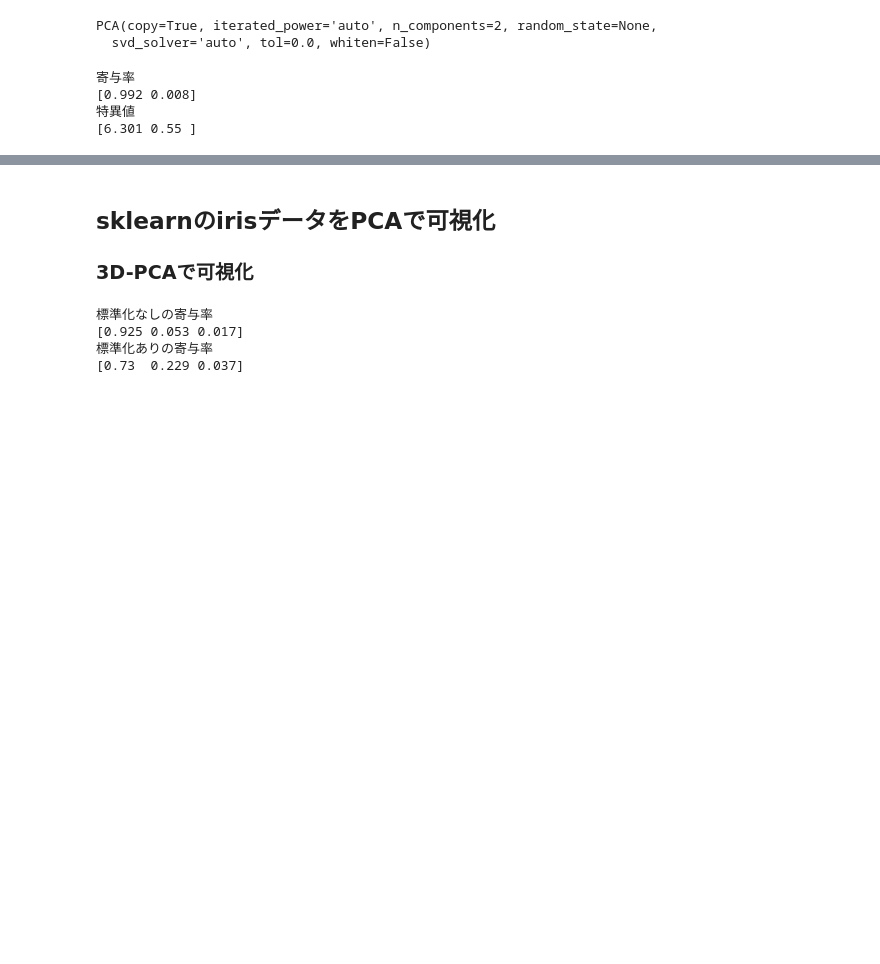
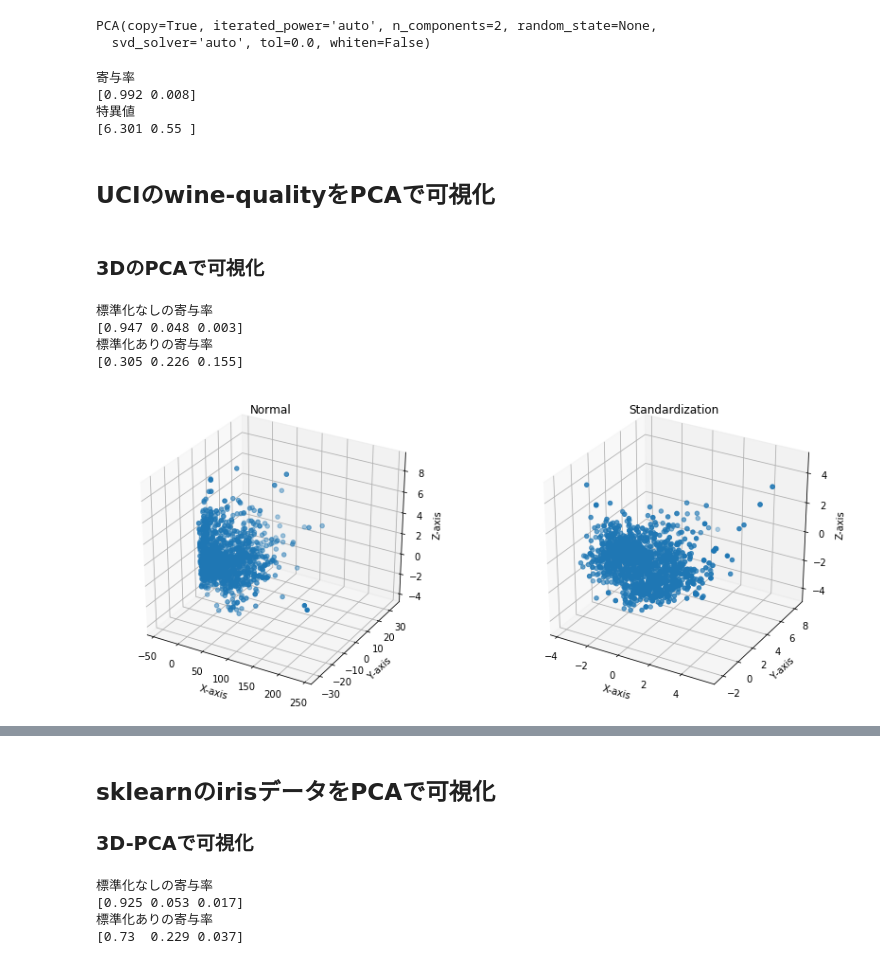
Before and after one commit to furukawa-laboratory/workout_report_2019, a Jupyter notebook: trainee/tsuno/preprocessing/data_processing.ipynb, the cells around one changed output, grey strips where cells are left out. Cells and saved outputs as stored; diff of their text form; code cells hidden in the pictures; blank space fills up the shorter version.

Commit message:
wine-qualityのPCAを追加

```diff
--- a/trainee/tsuno/preprocessing/data_processing.ipynb
+++ b/trainee/tsuno/preprocessing/data_processing.ipynb
@@ -322,3 +322,66 @@ PCA(copy=True, iterated_power='auto', n_components=2, random_state=None,
 [0.992 0.008]
 特異値
 [6.301 0.55 ]
+# %% [markdown]
+## UCIのwine-qualityをPCAで可視化
+# %% [markdown]
+### 3DのPCAで可視化
+# %%
+%matplotlib inline
+import numpy as np
+import pandas as pd
+import matplotlib.pyplot as plt
+from mpl_toolkits.mplot3d import Axes3D
+from sklearn.preprocessing import StandardScaler
+from sklearn import decomposition
+from sklearn import datasets
+np.set_printoptions(precision=3)
+
+np.random.seed(5)
+fig = plt.figure(figsize=(14,6))
+
+df = pd.read_csv('http://archive.ics.uci.edu/ml/machine-learning-databases/wine-quality/winequality-red.csv',sep=';')
+X = df.values[:, :8]
+
+# 1番目
+pca = decomposition.PCA(n_components=3).fit(X)
+X = pca.transform(X)
+ax1 = fig.add_subplot(121, projection='3d')
+ax1.scatter(X[:, 0],
+            X[:, 1],
+            X[:, 2])
+ax1.set_title('Normal')
+ax1.set_xlabel("X-axis")
+ax1.set_ylabel("Y-axis")
+ax1.set_zlabel("Z-axis")
+print('標準化なしの寄与率')
+print(pca.explained_variance_ratio_)
+
+# 2番目
+X = df.values[:, :8]
+
+# 標準化
+scaler = StandardScaler().fit(X)
+scaledX = scaler.transform(X)
+
+pca = decomposition.PCA(n_components=3).fit(scaledX)
+scaledX = pca.transform(scaledX)
+
+ax2 = fig.add_subplot(122, projection='3d')
+ax2.scatter(scaledX[:, 0],
+            scaledX[:, 1],
+            scaledX[:, 2])
+ax2.set_title('Standardization')
+ax2.set_xlabel("X-axis")
+ax2.set_ylabel("Y-axis")
+ax2.set_zlabel("Z-axis")
+print('標準化ありの寄与率')
+print(pca.explained_variance_ratio_)
+
+plt.show()
+# %% [output]
+標準化なしの寄与率
+[0.947 0.048 0.003]
+標準化ありの寄与率
+[0.305 0.226 0.155]
+[figure, added]
```
Also changed, not shown: parts of 3 cells of this notebook.
